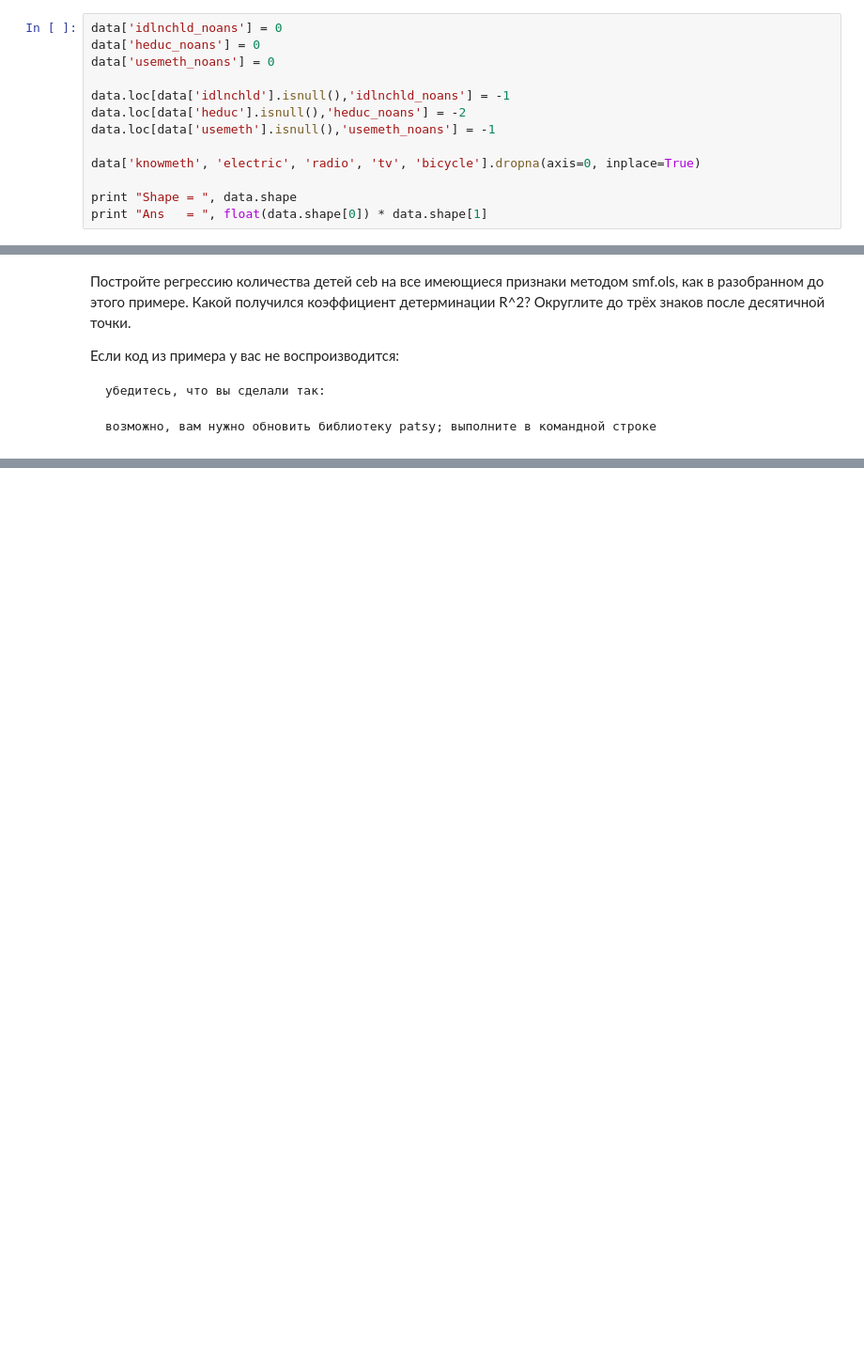
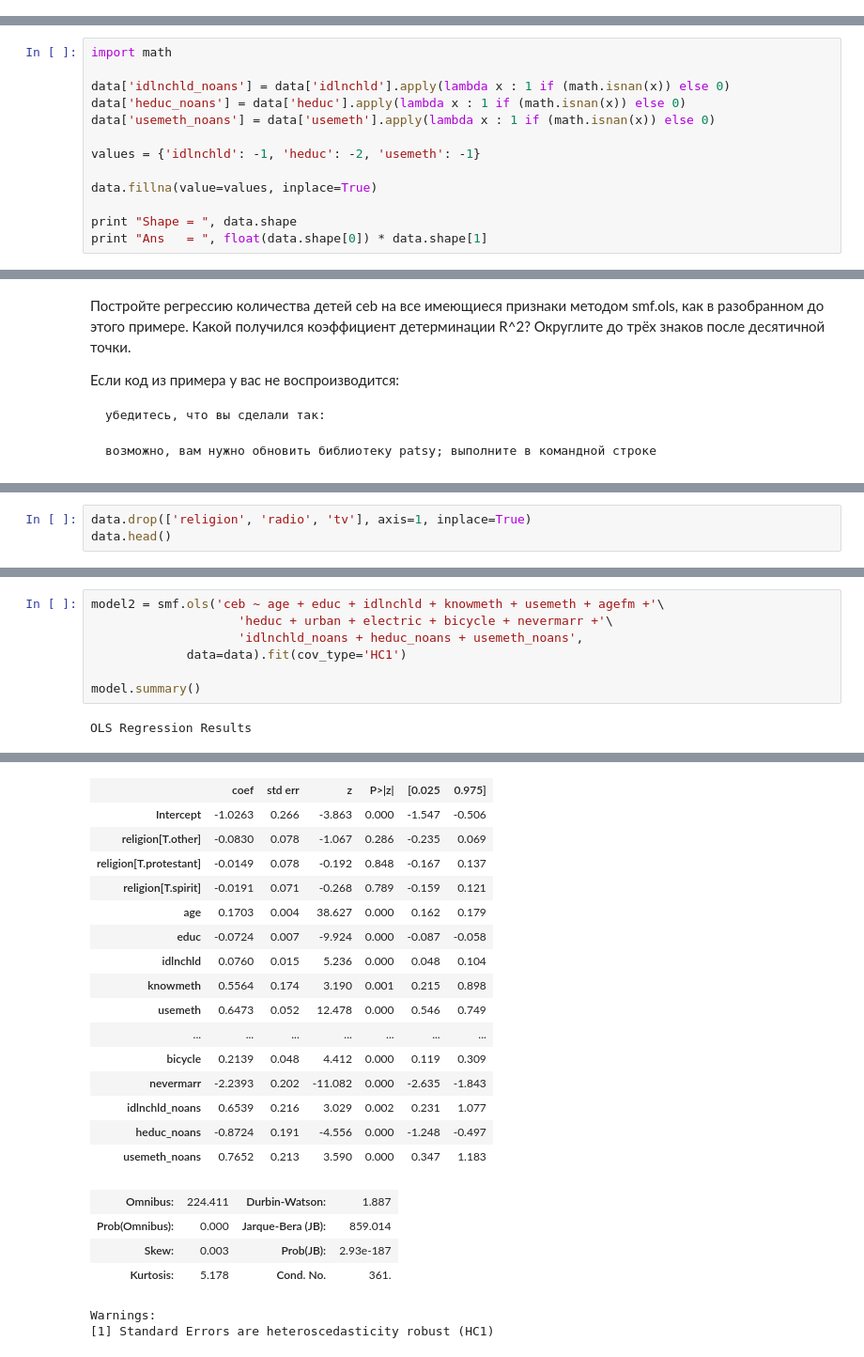
Before and after one commit to vsgranovskiy/ML_DS_Yandex_and_MIPT, a Jupyter notebook: C4/w3/w3.ipynb, the cells around one changed output, grey strips where cells are left out. Shown at 94% size. Saved outputs shown, nothing was run; the diff lists cells and outputs as text; blank space fills up the shorter version.

```diff
--- a/C4/w3/w3.ipynb
+++ b/C4/w3/w3.ipynb
@@ -228,16 +228,3 @@ cusemeth=−1.
 Остались только пропуски в признаках knowmeth, electric, radio, tv и bicycle. Их очень мало, так что удалите объекты, на которых их значения пропущены.
 
 Какого размера теперь наша матрица данных? Умножьте количество строк на количество всех столбцов (включая отклик ceb).
-# %%
-data['idlnchld_noans'] = 0
-data['heduc_noans'] = 0
-data['usemeth_noans'] = 0
-
-data.loc[data['idlnchld'].isnull(),'idlnchld_noans'] = -1
-data.loc[data['heduc'].isnull(),'heduc_noans'] = -2
-data.loc[data['usemeth'].isnull(),'usemeth_noans'] = -1
-
-data['knowmeth', 'electric', 'radio', 'tv', 'bicycle'].dropna(axis=0, inplace=True)
-
-print "Shape = ", data.shape
-print "Ans   = ", float(data.shape[0]) * data.shape[1]
@@ -258,0 +231,13 @@ a.head()
+# %%
+import math
+
+data['idlnchld_noans'] = data['idlnchld'].apply(lambda x : 1 if (math.isnan(x)) else 0)
+data['heduc_noans'] = data['heduc'].apply(lambda x : 1 if (math.isnan(x)) else 0)
+data['usemeth_noans'] = data['usemeth'].apply(lambda x : 1 if (math.isnan(x)) else 0)
+
+values = {'idlnchld': -1, 'heduc': -2, 'usemeth': -1}
+
+data.fillna(value=values, inplace=True)
+
+print "Shape = ", data.shape
+print "Ans   = ", float(data.shape[0]) * data.shape[1]
@@ -310,0 +297,3 @@ strong multicollinearity problems or that the design matrix is singular.
+# %%
+data.drop(['religion', 'radio', 'tv'], axis=1, inplace=True)
+data.head()
@@ -310,0 +307,9 @@ strong multicollinearity problems or that the design matrix is singular.
+# %%
+model2 = smf.ols('ceb ~ age + educ + idlnchld + knowmeth + usemeth + agefm +'\
+                    'heduc + urban + electric + bicycle + nevermarr +'\
+                    'idlnchld_noans + heduc_noans + usemeth_noans',
+             data=data).fit(cov_type='HC1')
+
+model.summary()
+# %% [output]
+OLS Regression Results
@@ -310,0 +325,22 @@ strong multicollinearity problems or that the design matrix is singular.
+|  | coef | std err | z | P>|z| | [0.025 | 0.975] |
+| Intercept | -1.0263 | 0.266 | -3.863 | 0.000 | -1.547 | -0.506 |
+| religion[T.other] | -0.0830 | 0.078 | -1.067 | 0.286 | -0.235 | 0.069 |
+| religion[T.protestant] | -0.0149 | 0.078 | -0.192 | 0.848 | -0.167 | 0.137 |
+| religion[T.spirit] | -0.0191 | 0.071 | -0.268 | 0.789 | -0.159 | 0.121 |
+| age | 0.1703 | 0.004 | 38.627 | 0.000 | 0.162 | 0.179 |
+| educ | -0.0724 | 0.007 | -9.924 | 0.000 | -0.087 | -0.058 |
+| idlnchld | 0.0760 | 0.015 | 5.236 | 0.000 | 0.048 | 0.104 |
+| knowmeth | 0.5564 | 0.174 | 3.190 | 0.001 | 0.215 | 0.898 |
+| usemeth | 0.6473 | 0.052 | 12.478 | 0.000 | 0.546 | 0.749 |
+| ... | ... | ... | ... | ... | ... | ... |
+| bicycle | 0.2139 | 0.048 | 4.412 | 0.000 | 0.119 | 0.309 |
+| nevermarr | -2.2393 | 0.202 | -11.082 | 0.000 | -2.635 | -1.843 |
+| idlnchld_noans | 0.6539 | 0.216 | 3.029 | 0.002 | 0.231 | 1.077 |
+| heduc_noans | -0.8724 | 0.191 | -4.556 | 0.000 | -1.248 | -0.497 |
+| usemeth_noans | 0.7652 | 0.213 | 3.590 | 0.000 | 0.347 | 1.183 |
+| Omnibus: | 224.411 | Durbin-Watson: | 1.887 |
+| Prob(Omnibus): | 0.000 | Jarque-Bera (JB): | 859.014 |
+| Skew: | 0.003 | Prob(JB): | 2.93e-187 |
+| Kurtosis: | 5.178 | Cond. No. | 361. |
+Warnings:
+[1] Standard Errors are heteroscedasticity robust (HC1)
```
Also changed, not shown: parts of 6 cells of this notebook, 3 other files.
